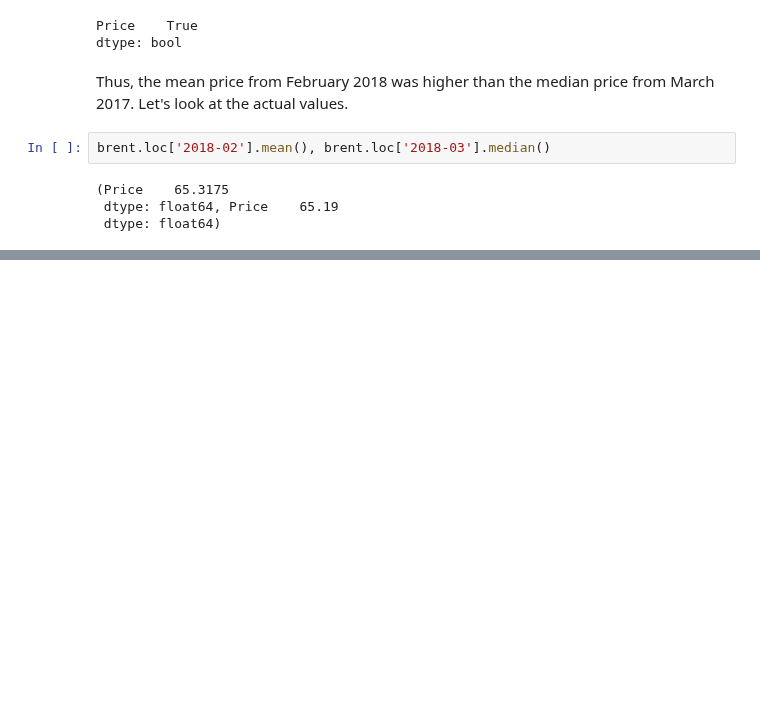
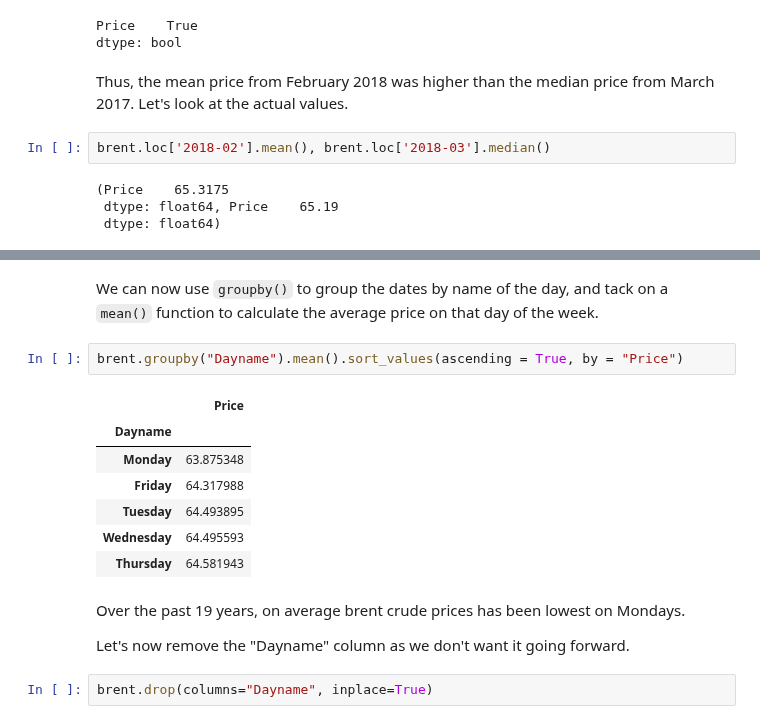
Before and after one commit to jgabunilas/pandas-bootcamp, a Jupyter notebook: Section10_Handling_Date_and_Time/Section10_Handling_Date_and_Time.ipynb, the cells around one changed output, grey strips where cells are left out. Drawn from its saved outputs; the diff is of its cells as text; blank space fills up the shorter version.

```diff
--- a/Section10_Handling_Date_and_Time/Section10_Handling_Date_and_Time.ipynb
+++ b/Section10_Handling_Date_and_Time/Section10_Handling_Date_and_Time.ipynb
@@ -864,0 +946,18 @@ It was quite close! Feb 2018 had a mean price of $65.32 while March 2017 had a m
+# %% [markdown]
+We can now use `groupby()` to group the dates by name of the day, and tack on a `mean()` function to calculate the average price on that day of the week.
+# %%
+brent.groupby("Dayname").mean().sort_values(ascending = True, by = "Price")
+# %% [output]
+|  | Price |
+| Dayname |  |
+| Monday | 63.875348 |
+| Friday | 64.317988 |
+| Tuesday | 64.493895 |
+| Wednesday | 64.495593 |
+| Thursday | 64.581943 |
+# %% [markdown]
+Over the past 19 years, on average brent crude prices has been lowest on Mondays.
+
+Let's now remove the "Dayname" column as we don't want it going forward.
+# %%
+brent.drop(columns="Dayname", inplace=True)
```
Also changed, not shown: parts of 49 cells of this notebook.
